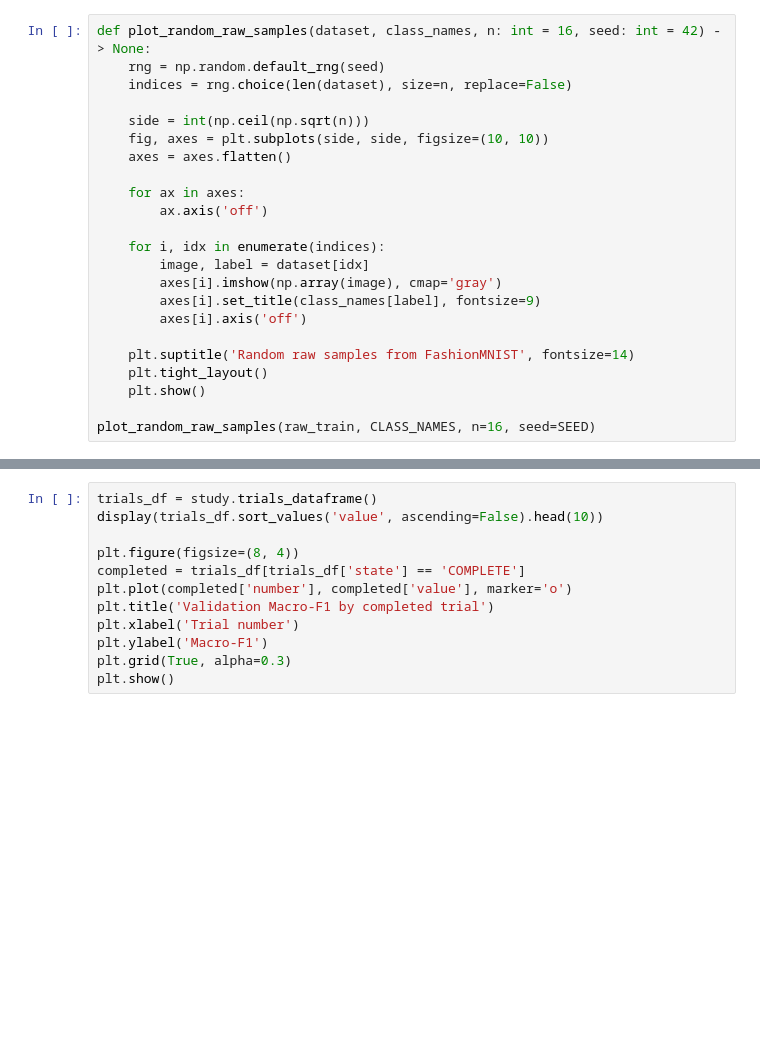
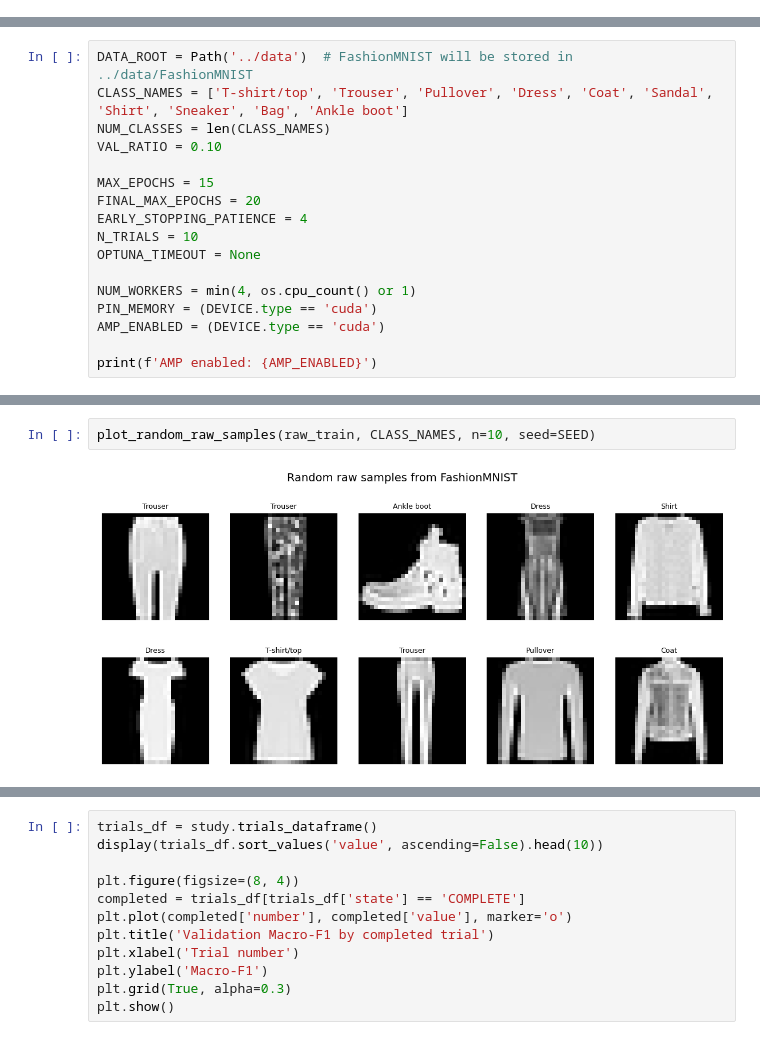
Before and after one commit to guill-mr/DL_TA_Sessions, a Jupyter notebook: session_2/TA2_CNNs_benchmark.ipynb, the cells around one changed output, grey strips where cells are left out. Saved outputs shown, nothing was run; the diff lists cells and outputs as text; blank space fills up the shorter version.

```diff
--- a/session_2/TA2_CNNs_benchmark.ipynb
+++ b/session_2/TA2_CNNs_benchmark.ipynb
@@ -105,23 +0,0 @@ print(f'Image shape: {raw_train[0][0].size} (grayscale)')
-# %%
-def plot_random_raw_samples(dataset, class_names, n: int = 16, seed: int = 42) -> None:
-    rng = np.random.default_rng(seed)
-    indices = rng.choice(len(dataset), size=n, replace=False)
-
-    side = int(np.ceil(np.sqrt(n)))
-    fig, axes = plt.subplots(side, side, figsize=(10, 10))
-    axes = axes.flatten()
-
-    for ax in axes:
-        ax.axis('off')
-
-    for i, idx in enumerate(indices):
-        image, label = dataset[idx]
-        axes[i].imshow(np.array(image), cmap='gray')
-        axes[i].set_title(class_names[label], fontsize=9)
-        axes[i].axis('off')
-
-    plt.suptitle('Random raw samples from FashionMNIST', fontsize=14)
-    plt.tight_layout()
-    plt.show()
-
-plot_random_raw_samples(raw_train, CLASS_NAMES, n=16, seed=SEED)
@@ -690,0 +54,17 @@ print('Best params:', study.best_params)
+# %%
+DATA_ROOT = Path('../data')  # FashionMNIST will be stored in ../data/FashionMNIST
+CLASS_NAMES = ['T-shirt/top', 'Trouser', 'Pullover', 'Dress', 'Coat', 'Sandal', 'Shirt', 'Sneaker', 'Bag', 'Ankle boot']
+NUM_CLASSES = len(CLASS_NAMES)
+VAL_RATIO = 0.10
+
+MAX_EPOCHS = 15
+FINAL_MAX_EPOCHS = 20
+EARLY_STOPPING_PATIENCE = 4
+N_TRIALS = 10
+OPTUNA_TIMEOUT = None
+
+NUM_WORKERS = min(4, os.cpu_count() or 1)
+PIN_MEMORY = (DEVICE.type == 'cuda')
+AMP_ENABLED = (DEVICE.type == 'cuda')
+
+print(f'AMP enabled: {AMP_ENABLED}')
@@ -690,0 +103,4 @@ print('Best params:', study.best_params)
+# %%
+plot_random_raw_samples(raw_train, CLASS_NAMES, n=10, seed=SEED)
+# %% [output]
+[figure, added]
```
Also changed, not shown: parts of 38 cells of this notebook, 10 other files.
